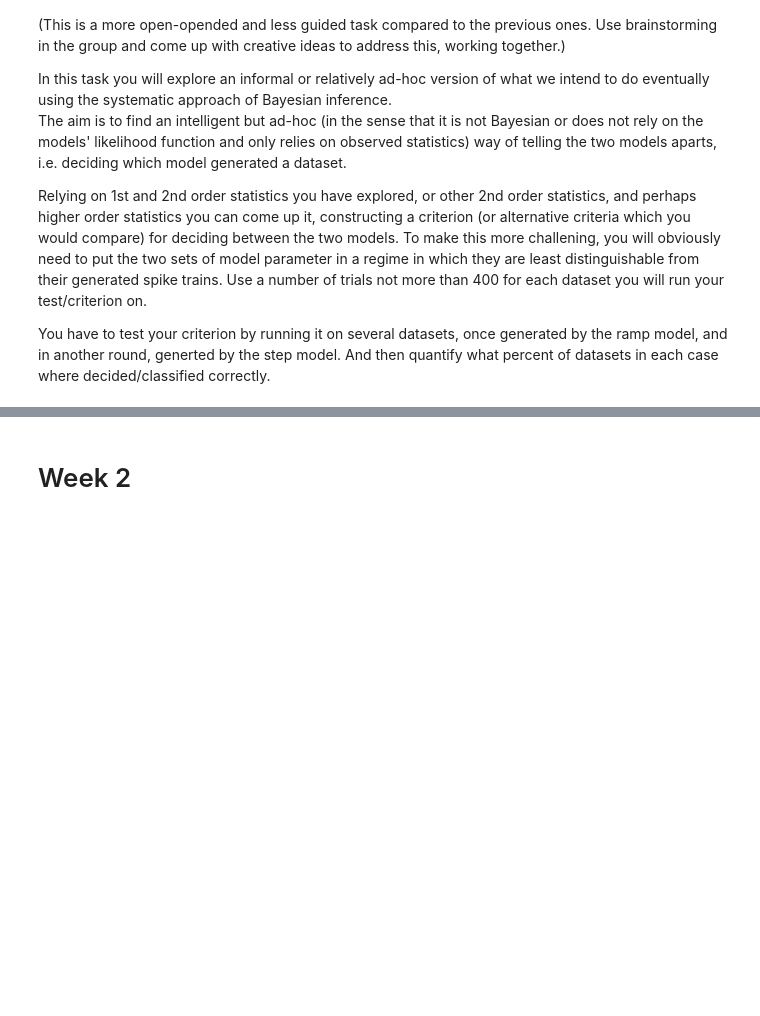
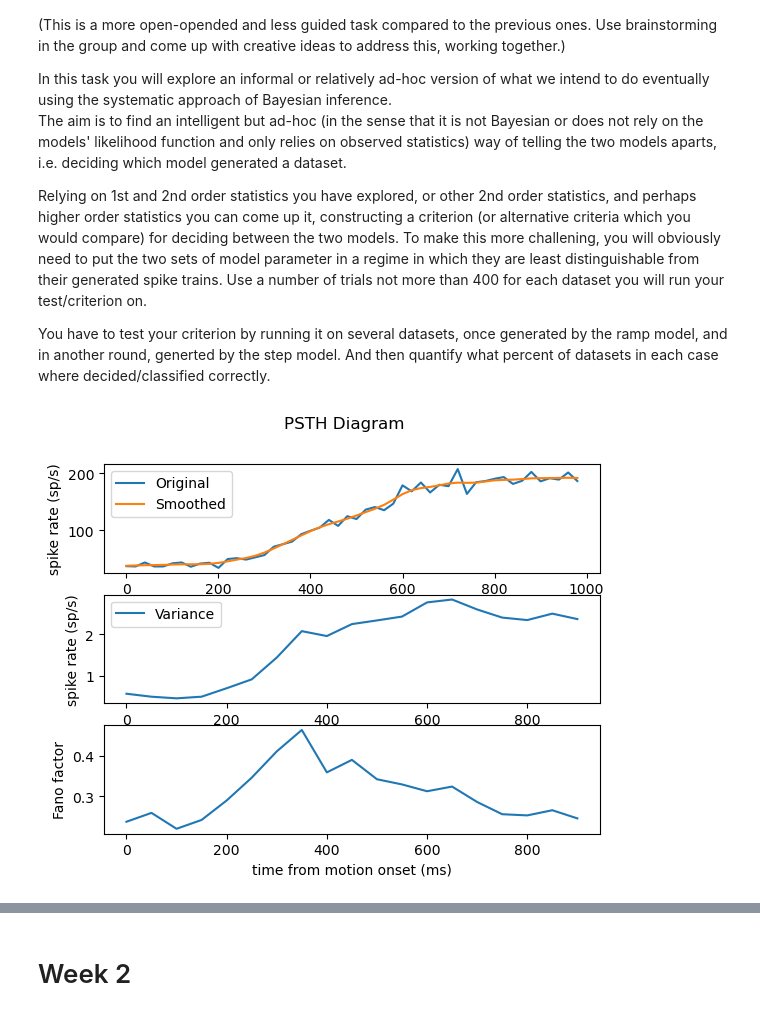
Before and after one commit to derek1909/GG3G3, a Jupyter notebook: GG3_project.ipynb, the cells around one changed output, grey strips where cells are left out. Drawn from its saved outputs; the diff is of its cells as text; code cells hidden in the pictures; blank space fills up the shorter version.

```diff
--- a/GG3_project.ipynb
+++ b/GG3_project.ipynb
@@ -572,0 +555,9 @@ A classifier function in this case is a function that read {spike train (or an a
+# %%
+from models import *
+from models2 import *
+
+step_test_dataset = generate_spike_trains(m=50, r=10)[0]; ## dim = 2, M, N, T
+# generate_raster_and_timestamps(step_test_dataset[0]);
+generate_psth(step_test_dataset[0], 20, 50, True);
+# %% [output]
+[figure, added]
```
Also changed, not shown: parts of 11 cells of this notebook, 1 other file.
